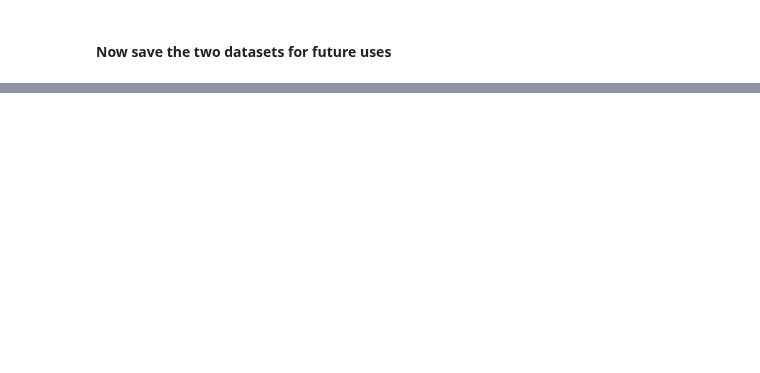
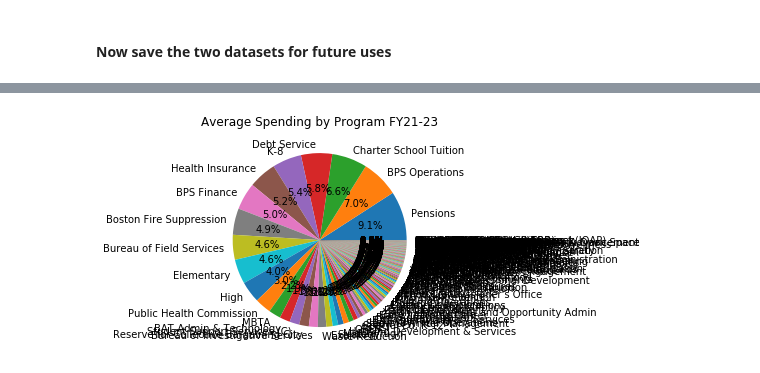
Before and after one commit to BU-Spark/ds-boston-city-budget, a Jupyter notebook: fa23-team-e/preliminary_analysis.ipynb, the cells around one changed output, grey strips where cells are left out. Saved outputs shown, nothing was run; the diff lists cells and outputs as text; code cells hidden in the pictures; blank space fills up the shorter version.

```diff
--- a/fa23-team-e/preliminary_analysis.ipynb
+++ b/fa23-team-e/preliminary_analysis.ipynb
@@ -307,0 +261,9 @@ From the plots above, we see that Personal services is the most spent category a
+# %%
+spending_by_program = operating_budget.groupby('Program')['FY24 Adopted'].sum().sort_values(ascending=False)
+fig, ax = plt.subplots()
+ax.pie(spending_by_program, labels=spending_by_program.index, autopct='%1.1f%%', shadow=False, startangle=0)
+fig.set_facecolor('white')
+plt.title('Average Spending by Program FY21-23')
+plt.show()
+# %% [output]
+[figure, added]
```
Also changed, not shown: parts of 19 cells of this notebook.
